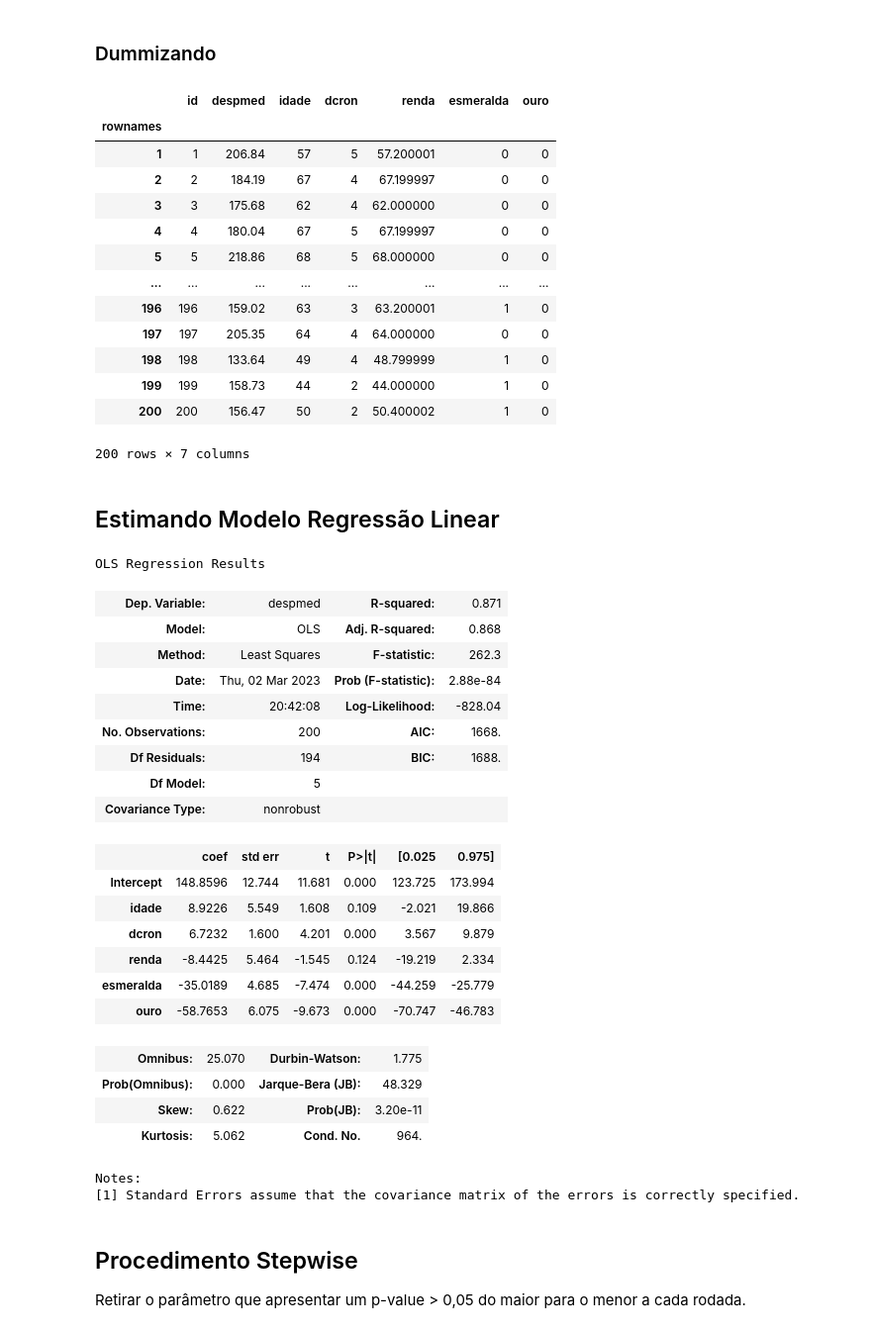
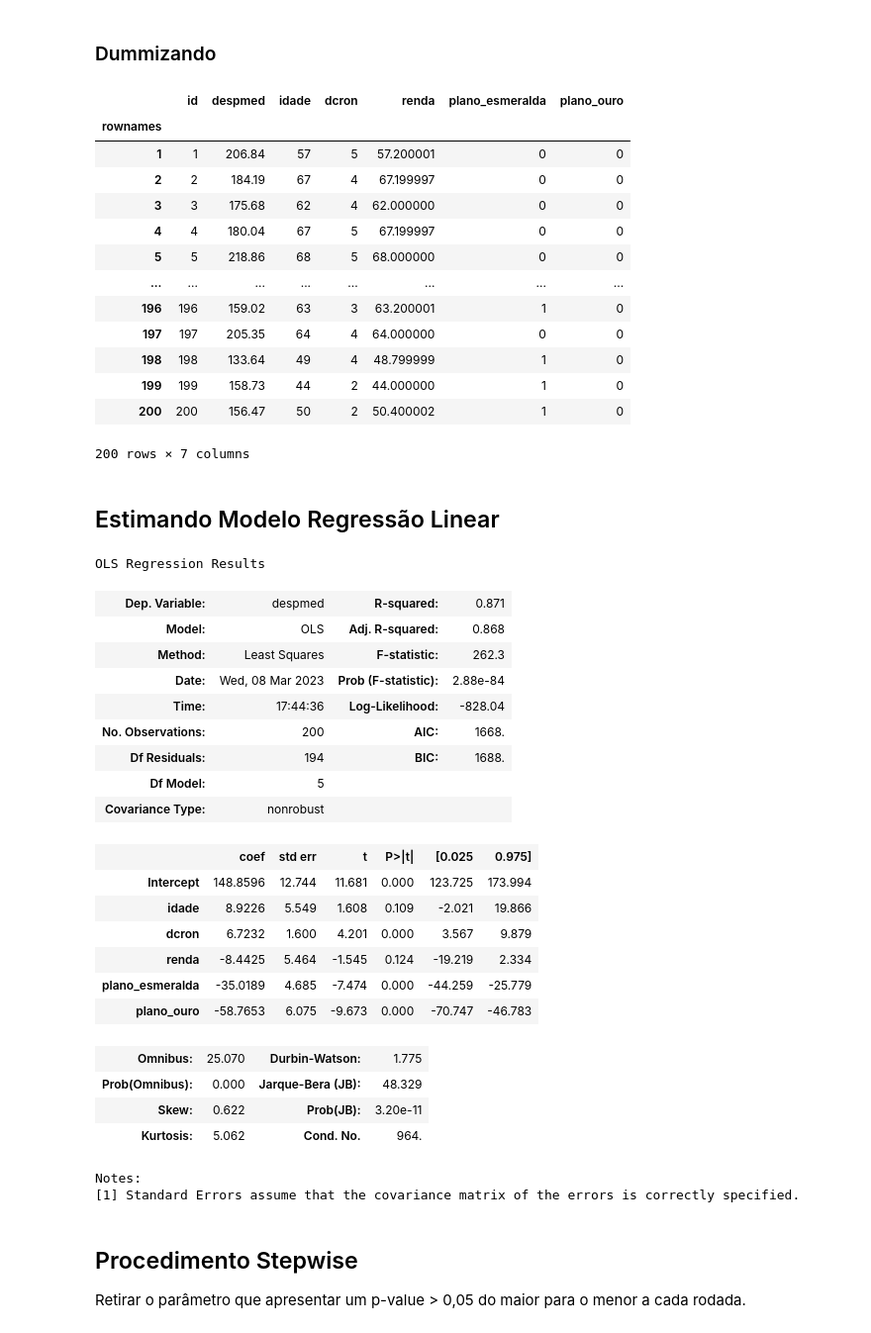
Before and after one commit to leosmundim/general_linear_models, a Jupyter notebook: nao_linear/Regressao_Nao_Linear_Multipla_Dummies_base_planosaude.ipynb, the cells around one changed output. Shown at 99% size. Cells and saved outputs as stored; diff of their text form; code cells hidden in the pictures.

```diff
--- a/nao_linear/Regressao_Nao_Linear_Multipla_Dummies_base_planosaude.ipynb
+++ b/nao_linear/Regressao_Nao_Linear_Multipla_Dummies_base_planosaude.ipynb
@@ -102,11 +123,11 @@ plt.show()
 # %% [markdown]
 ### Dummizando
 # %%
-planosaude_dummies = planosaude.join(pd.get_dummies(planosaude.plano))
-planosaude_dummies = planosaude_dummies.drop(['bronze', 'plano'], axis=1)
+planosaude_dummies = pd.get_dummies(planosaude, columns=['plano'],
+                                      drop_first=True)
 planosaude_dummies
 # %% [output]
-|  | id | despmed | idade | dcron | renda | esmeralda | ouro |
+|  | id | despmed | idade | dcron | renda | plano_esmeralda | plano_ouro |
 | rownames |  |  |  |  |  |  |  |
 | 1 | 1 | 206.84 | 57 | 5 | 57.200001 | 0 | 0 |
 | 2 | 2 | 184.19 | 67 | 4 | 67.199997 | 0 | 0 |
@@ -127,15 +148,15 @@ planosaude_dummies
 #https://www.statsmodels.org/dev/generated/statsmodels.regression.linear_model.OLS.html#statsmodels.regression.linear_model.OLS
 import statsmodels.api as sm
 
-modelo_planosaude = sm.OLS.from_formula(formula = 'despmed ~ idade+dcron+renda+esmeralda+ouro', data=planosaude_dummies).fit()
+modelo_planosaude = sm.OLS.from_formula(formula = 'despmed ~ idade + dcron + renda+ plano_esmeralda+plano_ouro', data=planosaude_dummies).fit()
 modelo_planosaude.summary()
 # %% [output]
 OLS Regression Results
 | Dep. Variable: | despmed | R-squared: | 0.871 |
 | Model: | OLS | Adj. R-squared: | 0.868 |
 | Method: | Least Squares | F-statistic: | 262.3 |
-| Date: | Thu, 02 Mar 2023 | Prob (F-statistic): | 2.88e-84 |
-| Time: | 20:42:08 | Log-Likelihood: | -828.04 |
+| Date: | Wed, 08 Mar 2023 | Prob (F-statistic): | 2.88e-84 |
+| Time: | 17:44:36 | Log-Likelihood: | -828.04 |
 | No. Observations: | 200 | AIC: | 1668. |
 | Df Residuals: | 194 | BIC: | 1688. |
 | Df Model: | 5 |  |  |
@@ -145,8 +166,8 @@ OLS Regression Results
 | idade | 8.9226 | 5.549 | 1.608 | 0.109 | -2.021 | 19.866 |
 | dcron | 6.7232 | 1.600 | 4.201 | 0.000 | 3.567 | 9.879 |
 | renda | -8.4425 | 5.464 | -1.545 | 0.124 | -19.219 | 2.334 |
-| esmeralda | -35.0189 | 4.685 | -7.474 | 0.000 | -44.259 | -25.779 |
-| ouro | -58.7653 | 6.075 | -9.673 | 0.000 | -70.747 | -46.783 |
+| plano_esmeralda | -35.0189 | 4.685 | -7.474 | 0.000 | -44.259 | -25.779 |
+| plano_ouro | -58.7653 | 6.075 | -9.673 | 0.000 | -70.747 | -46.783 |
 | Omnibus: | 25.070 | Durbin-Watson: | 1.775 |
 | Prob(Omnibus): | 0.000 | Jarque-Bera (JB): | 48.329 |
 | Skew: | 0.622 | Prob(JB): | 3.20e-11 |
```
Also changed, not shown: parts of 25 cells of this notebook, 8 other files.
